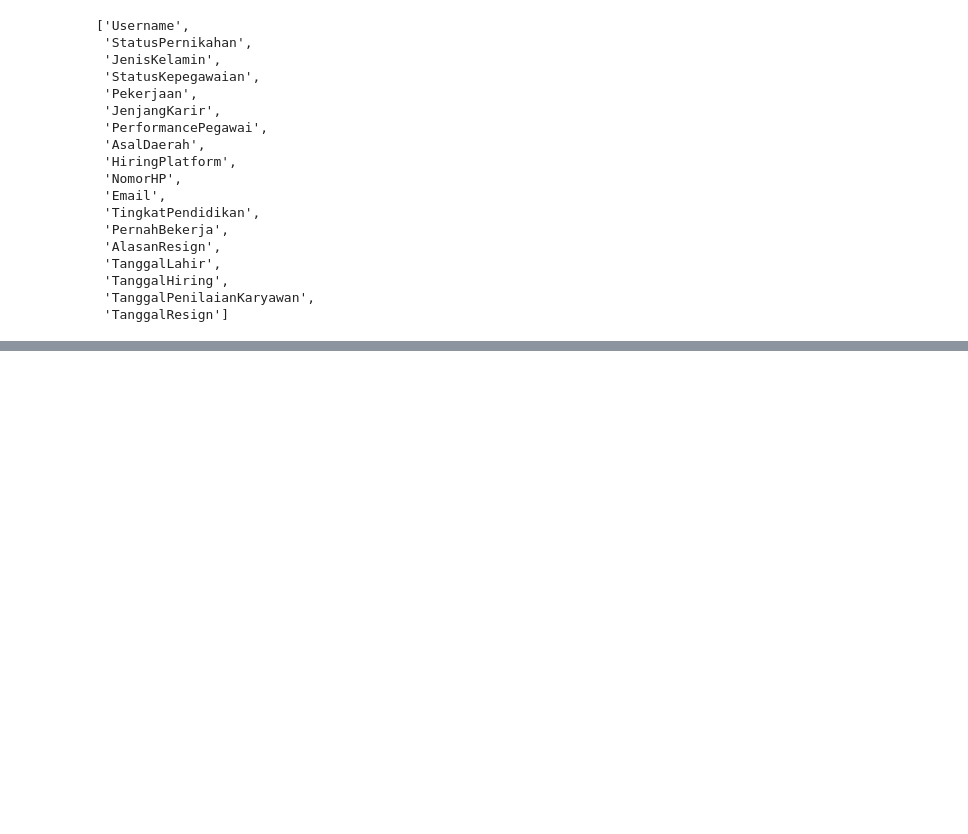
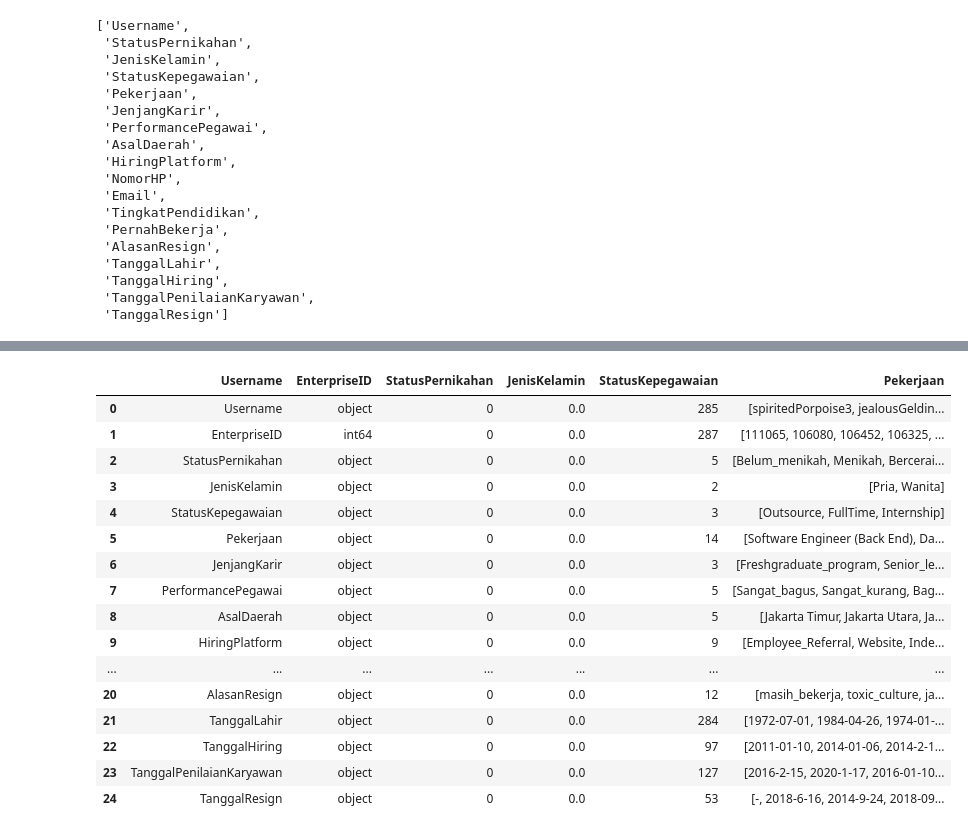
Before and after one commit to imalfunadam/Improving-Employee-Retention-By-Predicting-Employee-Attrition-Using-Machine-Learning, a Jupyter notebook: Predicting Employee Attrition.ipynb, the cells around one changed output, grey strips where cells are left out. Drawn from its saved outputs; the diff is of its cells as text; code cells hidden in the pictures; blank space fills up the shorter version.

```diff
--- a/Predicting Employee Attrition.ipynb
+++ b/Predicting Employee Attrition.ipynb
@@ -151,0 +302,8 @@ cats
+# %%
+#Mengatasi data null
+df['SkorKepuasanPegawai'].fillna(df['SkorKepuasanPegawai'].median(), inplace=True)
+df['JumlahKeikutsertaanProjek'].fillna(df['JumlahKeikutsertaanProjek'].mean(), inplace=True)
+df['JumlahKeterlambatanSebulanTerakhir'].fillna(df['JumlahKeterlambatanSebulanTerakhir'].mean(), inplace=True)
+df['JumlahKetidakhadiran'].fillna(df['JumlahKetidakhadiran'].median(), inplace=True)
+df['IkutProgramLOP'].fillna(df['IkutProgramLOP'].mode()[0], inplace=True)
+df['AlasanResign'].fillna('Tidak Diketahui', inplace=True)
@@ -151,0 +330,25 @@ cats
+# %%
+# overview
+list_item = []
+for col in df.columns:
+    list_item.append([col, df[col].dtype, df[col].isna().sum(), round(100*df[col].isna().sum()/len(df[col]), 2), df[col].nunique(), df[col].unique()[:10]])
+desc_df = pd.DataFrame(data=list_item, columns='Username, EnterpriseID, StatusPernikahan, JenisKelamin, StatusKepegawaian, Pekerjaan'.split(","))
+desc_df
+# %% [output]
+|  | Username | EnterpriseID | StatusPernikahan | JenisKelamin | StatusKepegawaian | Pekerjaan |
+| 0 | Username | object | 0 | 0.0 | 285 | [spiritedPorpoise3, jealousGeldin... |
+| 1 | EnterpriseID | int64 | 0 | 0.0 | 287 | [111065, 106080, 106452, 106325, ... |
+| 2 | StatusPernikahan | object | 0 | 0.0 | 5 | [Belum_menikah, Menikah, Bercerai... |
+| 3 | JenisKelamin | object | 0 | 0.0 | 2 | [Pria, Wanita] |
+| 4 | StatusKepegawaian | object | 0 | 0.0 | 3 | [Outsource, FullTime, Internship] |
+| 5 | Pekerjaan | object | 0 | 0.0 | 14 | [Software Engineer (Back End), Da... |
+| 6 | JenjangKarir | object | 0 | 0.0 | 3 | [Freshgraduate_program, Senior_le... |
+| 7 | PerformancePegawai | object | 0 | 0.0 | 5 | [Sangat_bagus, Sangat_kurang, Bag... |
+| 8 | AsalDaerah | object | 0 | 0.0 | 5 | [Jakarta Timur, Jakarta Utara, Ja... |
+| 9 | HiringPlatform | object | 0 | 0.0 | 9 | [Employee_Referral, Website, Inde... |
+| ... | ... | ... | ... | ... | ... | ... |
+| 20 | AlasanResign | object | 0 | 0.0 | 12 | [masih_bekerja, toxic_culture, ja... |
+| 21 | TanggalLahir | object | 0 | 0.0 | 284 | [1972-07-01, 1984-04-26, 1974-01-... |
+| 22 | TanggalHiring | object | 0 | 0.0 | 97 | [2011-01-10, 2014-01-06, 2014-2-1... |
+| 23 | TanggalPenilaianKaryawan | object | 0 | 0.0 | 127 | [2016-2-15, 2020-1-17, 2016-01-10... |
+| 24 | TanggalResign | object | 0 | 0.0 | 53 | [-, 2018-6-16, 2014-9-24, 2018-09... |
```
Also changed, not shown: parts of 12 cells of this notebook.
